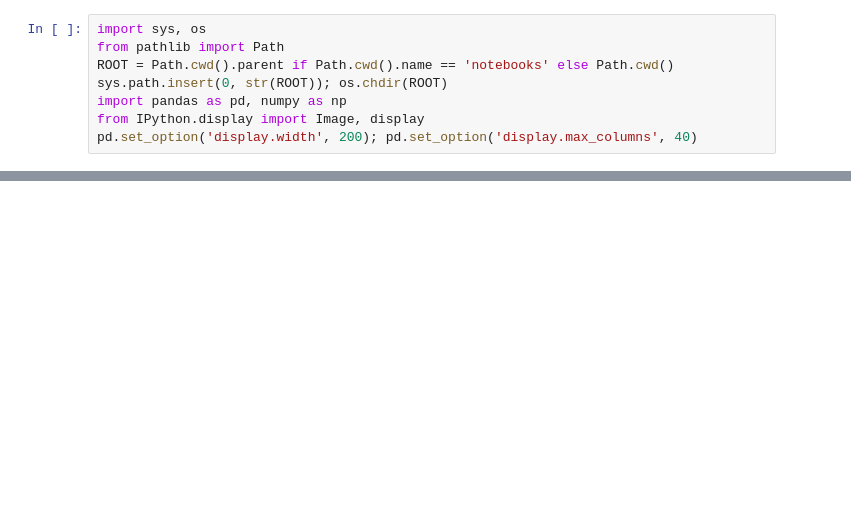
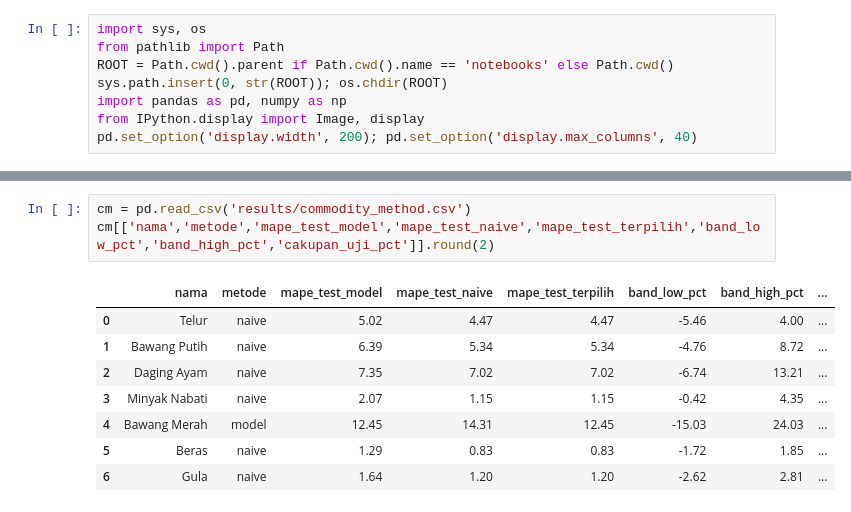
Before and after one commit to GHFR1206/PasarCerdas, a Jupyter notebook: notebooks/05_model_evaluation.ipynb, the cells around one changed output, grey strips where cells are left out. Cells and saved outputs as stored; diff of their text form; blank space fills up the shorter version.

```diff
--- a/notebooks/05_model_evaluation.ipynb
+++ b/notebooks/05_model_evaluation.ipynb
@@ -36,0 +98,12 @@ print('Konsisten:', np.allclose(p, saved, atol=0.01), '| NaN:', np.isnan(p).sum(
+# %%
+cm = pd.read_csv('results/commodity_method.csv')
+cm[['nama','metode','mape_test_model','mape_test_naive','mape_test_terpilih','band_low_pct','band_high_pct','cakupan_uji_pct']].round(2)
+# %% [output]
+|  | nama | metode | mape_test_model | mape_test_naive | mape_test_terpilih | band_low_pct | band_high_pct | ... |
+| 0 | Telur | naive | 5.02 | 4.47 | 4.47 | -5.46 | 4.00 | ... |
+| 1 | Bawang Putih | naive | 6.39 | 5.34 | 5.34 | -4.76 | 8.72 | ... |
+| 2 | Daging Ayam | naive | 7.35 | 7.02 | 7.02 | -6.74 | 13.21 | ... |
+| 3 | Minyak Nabati | naive | 2.07 | 1.15 | 1.15 | -0.42 | 4.35 | ... |
+| 4 | Bawang Merah | model | 12.45 | 14.31 | 12.45 | -15.03 | 24.03 | ... |
+| 5 | Beras | naive | 1.29 | 0.83 | 0.83 | -1.72 | 1.85 | ... |
+| 6 | Gula | naive | 1.64 | 1.20 | 1.20 | -2.62 | 2.81 | ... |
```
Also changed, not shown: parts of 9 cells of this notebook, 12 other files.
